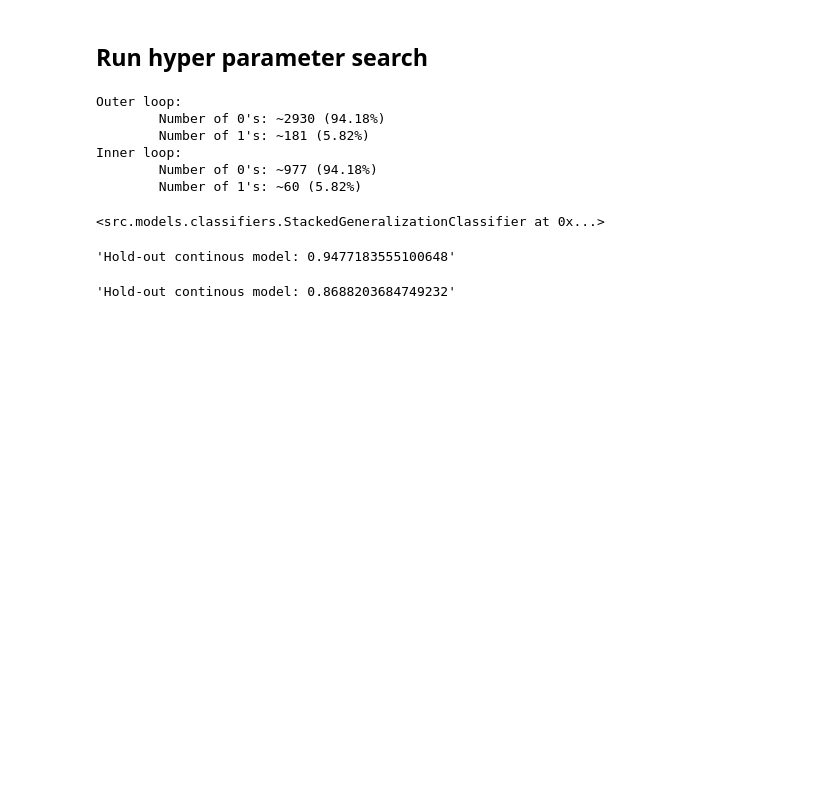
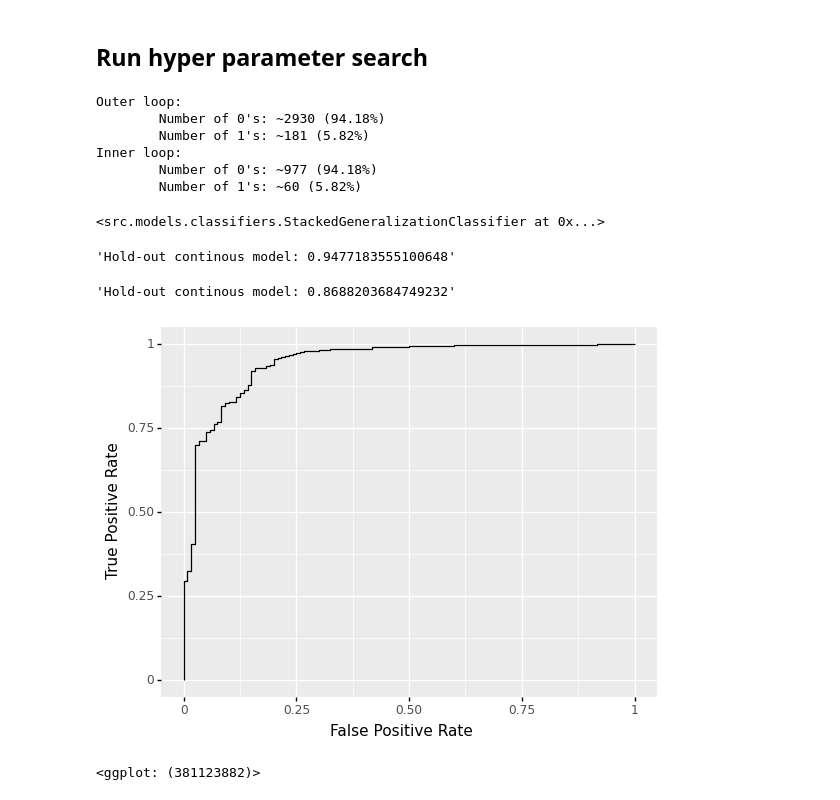
Before and after one commit to itslwg/pemett, a Jupyter notebook: notebooks/2.0-s30d-model-training.ipynb, the cells around one changed output. Saved outputs shown, nothing was run; the diff lists cells and outputs as text; code cells hidden in the pictures; blank space fills up the shorter version.

```diff
--- a/notebooks/2.0-s30d-model-training.ipynb
+++ b/notebooks/2.0-s30d-model-training.ipynb
@@ -150,0 +153,5 @@ str(roc_auc_score(y_score = y_test_pred_cut, y_true = y_test)))
+# %%
+plot_roc(y_test, y_test_pred_con)
+# %% [output]
+[figure, added]
+<ggplot: (381123882)>
```
Also changed, not shown: parts of 3 cells of this notebook, 1 other file.
